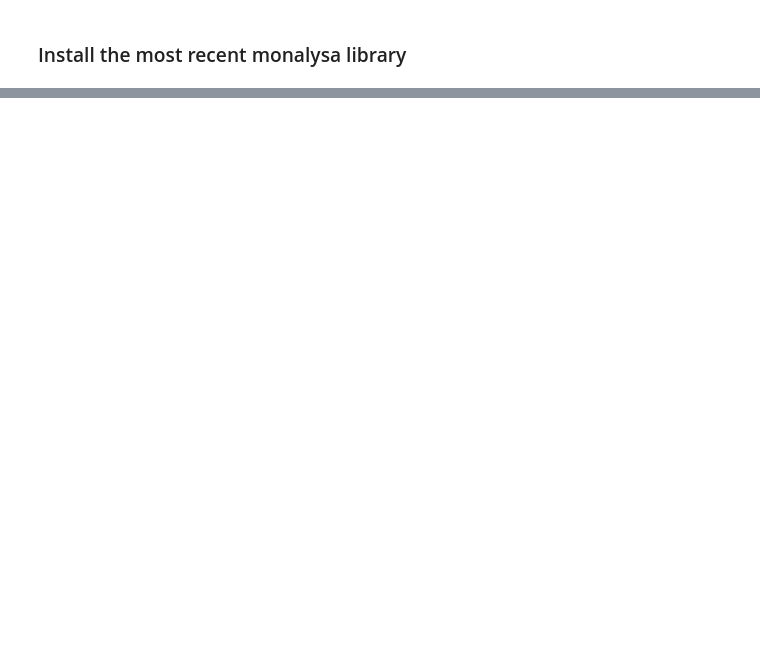
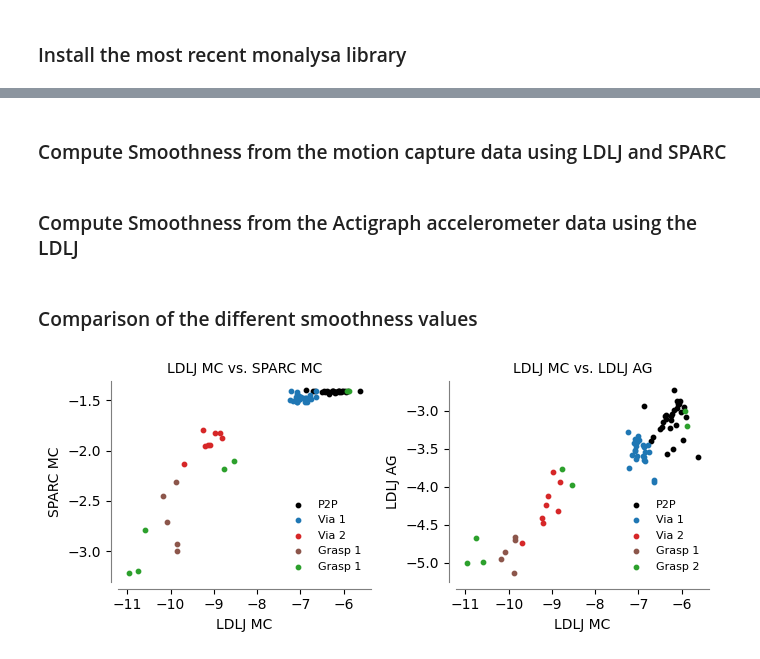
Before and after one commit to siva82kb/monalysa, a Jupyter notebook: docs/source/notebooks/smoothness_analysis_imu.ipynb, the cells around one changed output, grey strips where cells are left out. Saved outputs shown, nothing was run; the diff lists cells and outputs as text; code cells hidden in the pictures; blank space fills up the shorter version.

```diff
--- a/docs/source/notebooks/smoothness_analysis_imu.ipynb
+++ b/docs/source/notebooks/smoothness_analysis_imu.ipynb
@@ -455,0 +184,2 @@ Timestamp('2023-08-05 10:10:00')
+# %% [markdown]
+### Compute Smoothness from the motion capture data using LDLJ and SPARC
@@ -455,0 +198,52 @@ Timestamp('2023-08-05 10:10:00')
+# %% [markdown]
+### Compute Smoothness from the Actigraph accelerometer data using the LDLJ
+# %%
+# Actigraph Smoothness using LDLJ
+ldlj_ag[expt] = np.zeros(len(mcstrstpts))
+for i, (strt, stp) in enumerate(mcstrstpts):
+    # Movement is not too short.
+    _accl = mcag_data[['actix_f', 'actiy_f', 'actiz_f']].values[strt:stp, :]
+    ldlj_ag[expt][i] = quality.smoothness.log_dimensionless_jerk_imu(
+        accls=_accl, gyros=None,fs=fsamp
+    )
+# %% [markdown]
+### Comparison of the different smoothness values
+# %%
+# Scatter plot of smoothness values for the different reaching experiments.
+fig = plt.figure(figsize=(7, 3))
+ax = fig.add_subplot(121)
+ax.scatter(ldlj_mc["p2preach"], sparc_mc["p2preach"], color="k", s=10, label="P2P")
+ax.scatter(ldlj_mc["viareach1"], sparc_mc["viareach1"], color="tab:blue", s=10, label="Via 1")
+ax.scatter(ldlj_mc["viareach2"], sparc_mc["viareach2"], color="tab:red", s=10, label="Via 2")
+ax.scatter(ldlj_mc["grasp1"], sparc_mc["grasp1"], color="tab:brown", s=10, label="Grasp 1")
+ax.scatter(ldlj_mc["grasp2"], sparc_mc["grasp2"], color="tab:green", s=10, label="Grasp 1")
+ax.legend(loc="lower right", fontsize=8, frameon=False)
+ax.spines['right'].set_visible(False)
+ax.spines['top'].set_visible(False)
+ax.spines['left'].set_position(('outward', 5))
+ax.spines['bottom'].set_position(('outward', 5))
+ax.spines['left'].set_color("tab:gray")
+ax.spines['bottom'].set_color("tab:gray")
+ax.set_xlabel("LDLJ MC", fontsize=10)
+ax.set_ylabel("SPARC MC", fontsize=10)
+ax.set_title("LDLJ MC vs. SPARC MC", fontsize=10)
+ax = fig.add_subplot(122)
+ax.scatter(ldlj_mc["p2preach"], ldlj_ag["p2preach"], color="k", s=10, label="P2P")
+ax.scatter(ldlj_mc["viareach1"], ldlj_ag["viareach1"], color="tab:blue", s=10, label="Via 1")
+ax.scatter(ldlj_mc["viareach2"], ldlj_ag["viareach2"], color="tab:red", s=10, label="Via 2")
+ax.scatter(ldlj_mc["grasp1"], ldlj_ag["grasp1"], color="tab:brown", s=10, label="Grasp 1")
+ax.scatter(ldlj_mc["grasp2"], ldlj_ag["grasp2"], color="tab:green", s=10, label="Grasp 2")
+ax.legend(loc="lower right", fontsize=8, frameon=False)
+ax.spines['right'].set_visible(False)
+ax.spines['top'].set_visible(False)
+ax.spines['left'].set_position(('outward', 5))
+ax.spines['bottom'].set_position(('outward', 5))
+ax.spines['left'].set_color("tab:gray")
+ax.spines['bottom'].set_color("tab:gray")
+ax.set_xlabel("LDLJ MC", fontsize=10)
+ax.set_ylabel("LDLJ AG", fontsize=10)
+ax.set_title("LDLJ MC vs. LDLJ AG", fontsize=10)
+
+plt.tight_layout()
+# %% [output]
+[figure, added]
```
Also changed, not shown: parts of 43 cells of this notebook, 3 other files.
